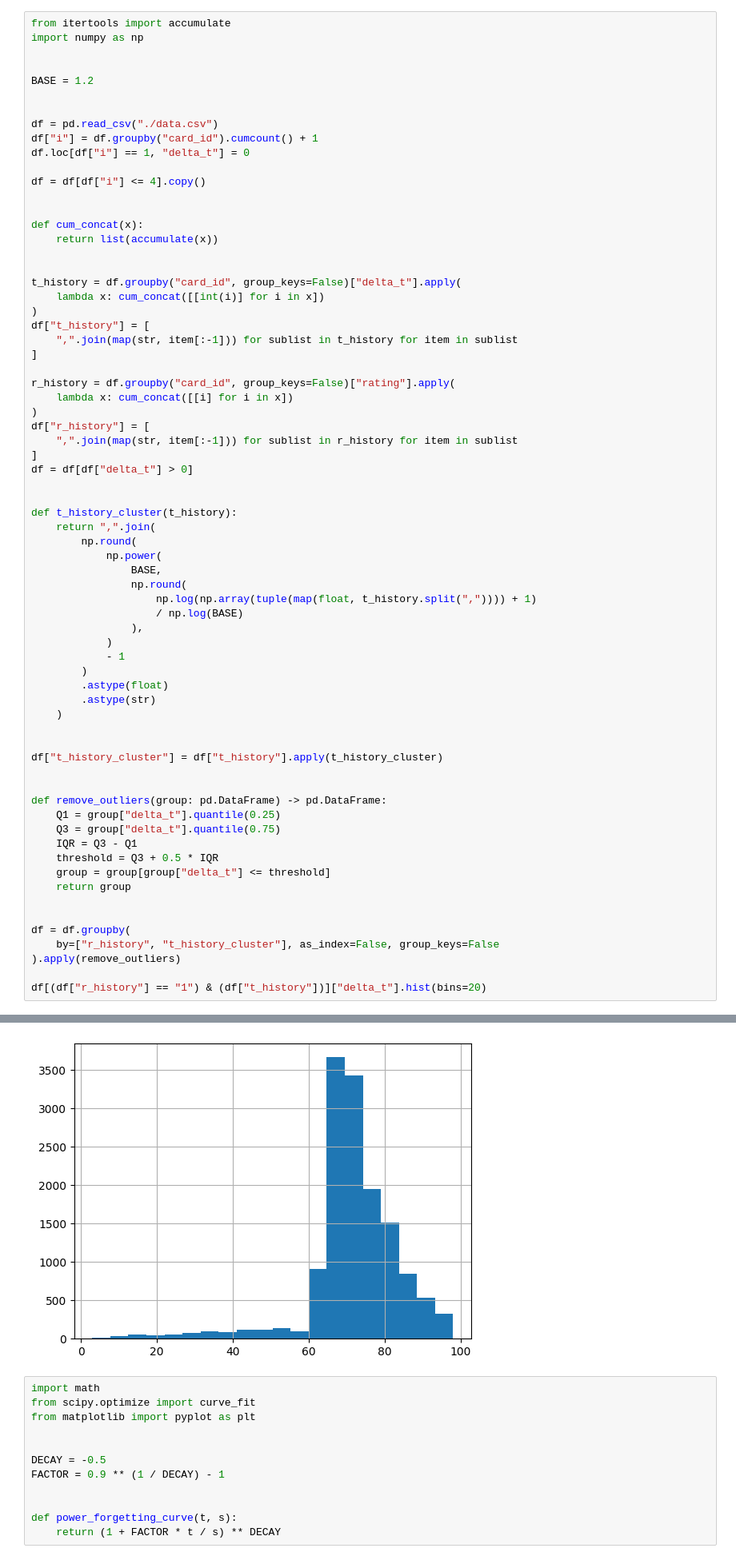
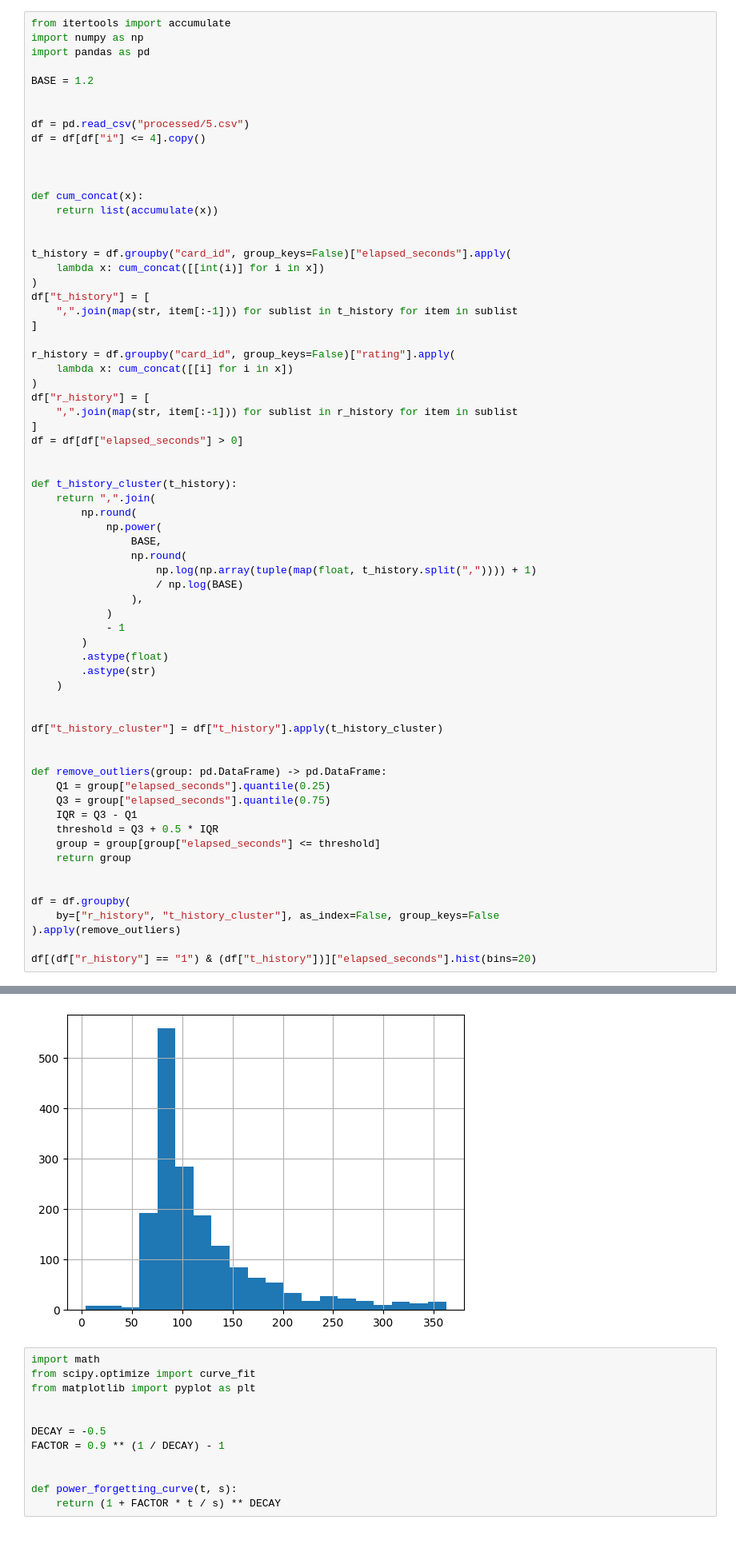
Before and after one commit to open-spaced-repetition/short-term-memory-research, a Jupyter notebook: analysis.ipynb, the cells around one changed output, grey strips where cells are left out. Shown at 80% size. Cells and saved outputs as stored; diff of their text form.

```diff
--- a/analysis.ipynb
+++ b/analysis.ipynb
@@ -70,23 +1,21 @@ process_revlog(Path("../FSRS-Anki-20k/revlogs/2/12495.revlog"))
 # %%
 from itertools import accumulate
 import numpy as np
-
+import pandas as pd
 
 BASE = 1.2
 
 
-df = pd.read_csv("./data.csv")
-df["i"] = df.groupby("card_id").cumcount() + 1
-df.loc[df["i"] == 1, "delta_t"] = 0
+df = pd.read_csv("processed/5.csv")
+df = df[df["i"] <= 4].copy()
 
-df = df[df["i"] <= 4].copy()
 
 
 def cum_concat(x):
     return list(accumulate(x))
 
 
-t_history = df.groupby("card_id", group_keys=False)["delta_t"].apply(
+t_history = df.groupby("card_id", group_keys=False)["elapsed_seconds"].apply(
     lambda x: cum_concat([[int(i)] for i in x])
 )
 df["t_history"] = [
@@ -99,7 +28,7 @@ r_history = df.groupby("card_id", group_keys=False)["rating"].apply(
 df["r_history"] = [
     ",".join(map(str, item[:-1])) for sublist in r_history for item in sublist
 ]
-df = df[df["delta_t"] > 0]
+df = df[df["elapsed_seconds"] > 0]
 
 
 def t_history_cluster(t_history):
@@ -107,38 +36,38 @@ def t_history_cluster(t_history):
         np.round(
             np.power(
                 BASE,
                 np.round(
                     np.log(np.array(tuple(map(float, t_history.split(",")))) + 1)
                     / np.log(BASE)
                 ),
             )
             - 1
         )
         .astype(float)
         .astype(str)
     )
 
 
 df["t_history_cluster"] = df["t_history"].apply(t_history_cluster)
 
 
 def remove_outliers(group: pd.DataFrame) -> pd.DataFrame:
-    Q1 = group["delta_t"].quantile(0.25)
-    Q3 = group["delta_t"].quantile(0.75)
+    Q1 = group["elapsed_seconds"].quantile(0.25)
+    Q3 = group["elapsed_seconds"].quantile(0.75)
     IQR = Q3 - Q1
     threshold = Q3 + 0.5 * IQR
-    group = group[group["delta_t"] <= threshold]
+    group = group[group["elapsed_seconds"] <= threshold]
     return group
 
 
 df = df.groupby(
     by=["r_history", "t_history_cluster"], as_index=False, group_keys=False
 ).apply(remove_outliers)
 
-df[(df["r_history"] == "1") & (df["t_history"])]["delta_t"].hist(bins=20)
+df[(df["r_history"] == "1") & (df["t_history"])]["elapsed_seconds"].hist(bins=20)
 # %% [output]
 <Axes: >
-[figure, old version]
+[figure, new version]
 # %%
 import math
 from scipy.optimize import curve_fit
```
Also changed, not shown: parts of 3 cells of this notebook, 2 other files.
